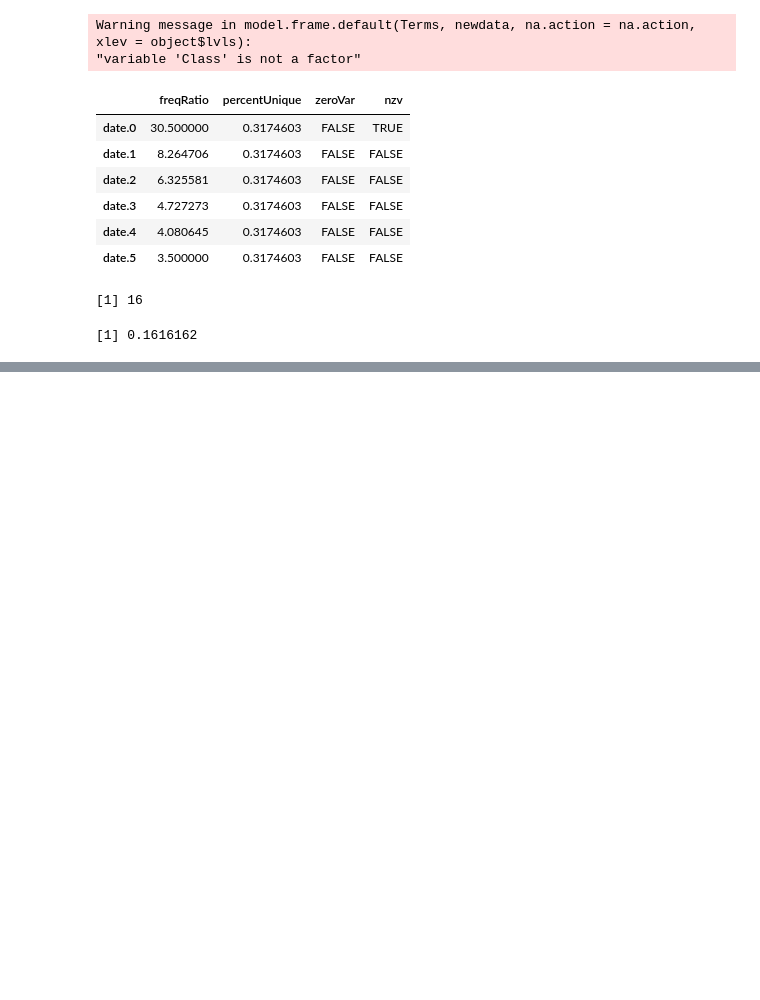
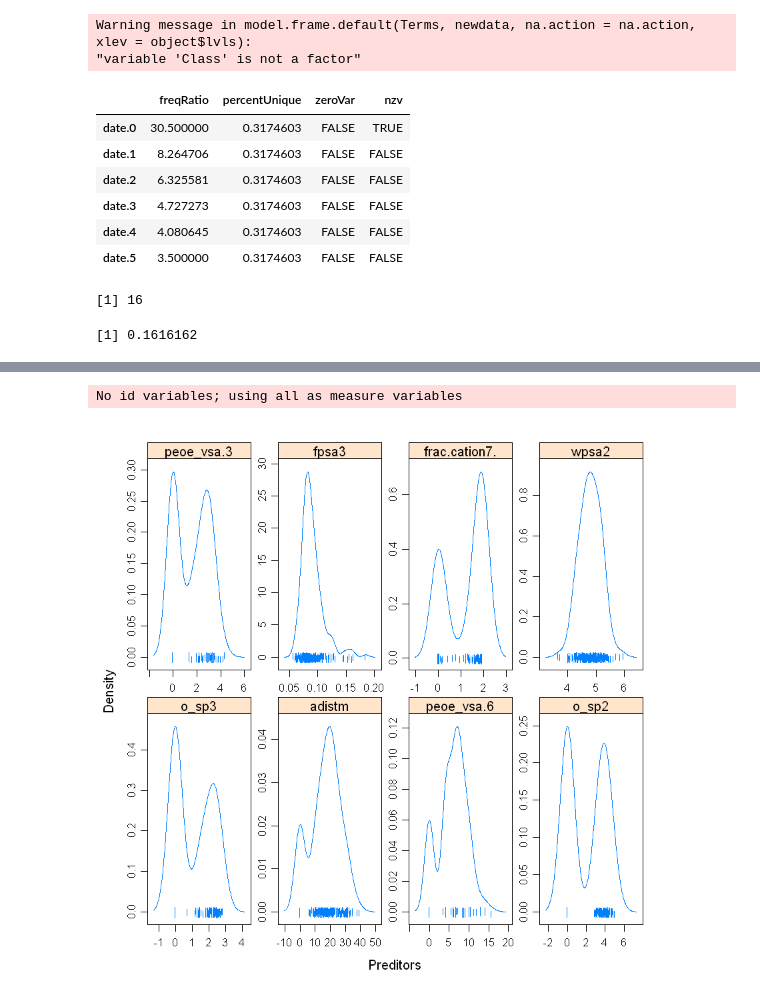
Before and after one commit to Randallzoeng/BookClub, a Jupyter notebook: AppliedPredictiveModeling/Chap. 3 Exercises.ipynb, the cells around one changed output, grey strips where cells are left out. Drawn from its saved outputs; the diff is of its cells as text; code cells hidden in the pictures; blank space fills up the shorter version.

```diff
--- a/AppliedPredictiveModeling/Chap. 3 Exercises.ipynb
+++ b/AppliedPredictiveModeling/Chap. 3 Exercises.ipynb
@@ -282,0 +434,12 @@ mean(predDistInfo$nzv)
+# %%
+trans_yj <- preProcess(filter1,method="YeoJohnson")
+transformed <- predict(trans_yj,newdata = filter1)
+sample2 <- transformed[,names(sampled1)]
+# %%
+sample2_mlt <- melt(sample2)
+densityplot(~value|variable,data=sample2_mlt,
+            scales = list(x=list(relation="free"),y=list(relation = "free")),
+           adjust=1.25,pch="|",xlab="Preditors",layout=c(4,2))
+# %% [output]
+No id variables; using all as measure variables
+[figure, added]
```
Also changed, not shown: parts of 26 cells of this notebook.
